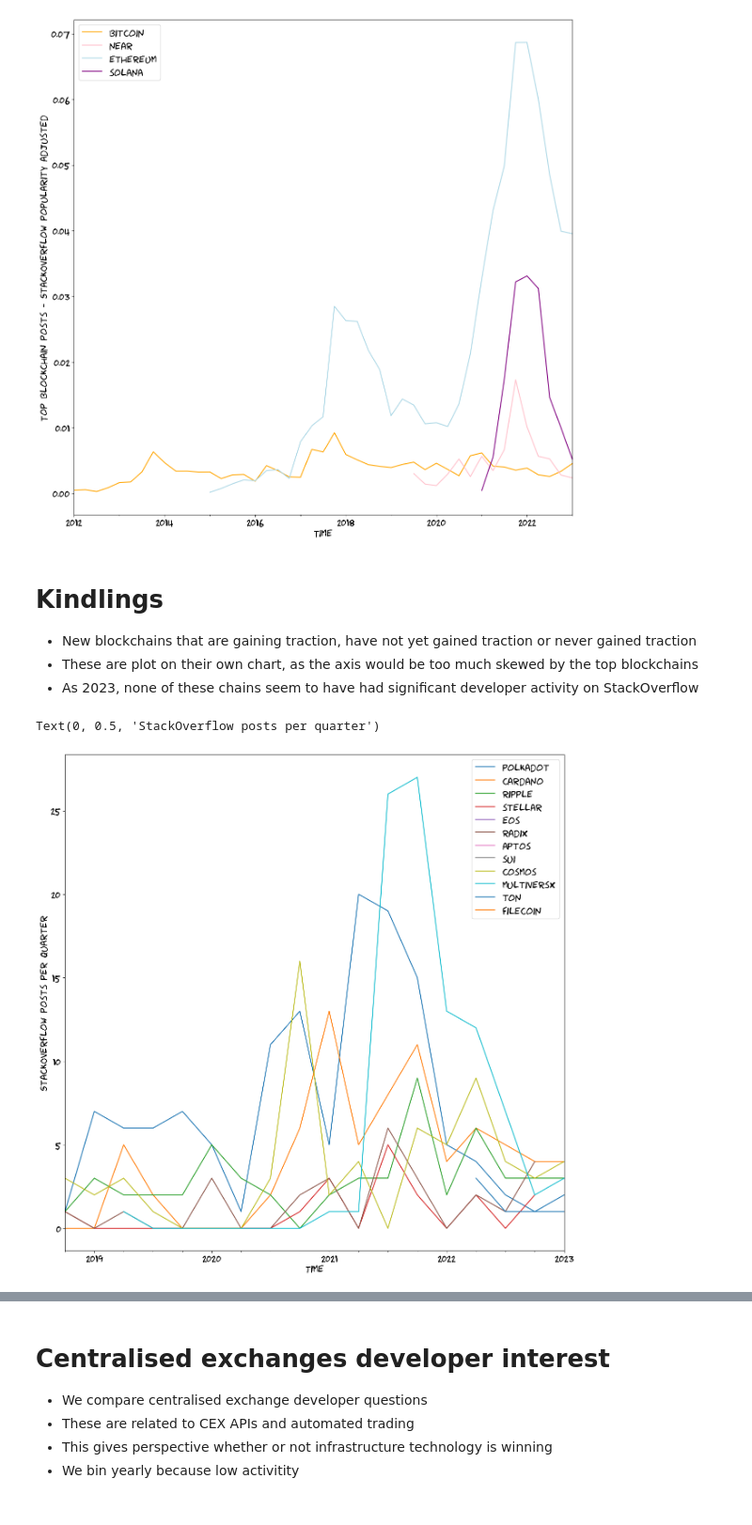
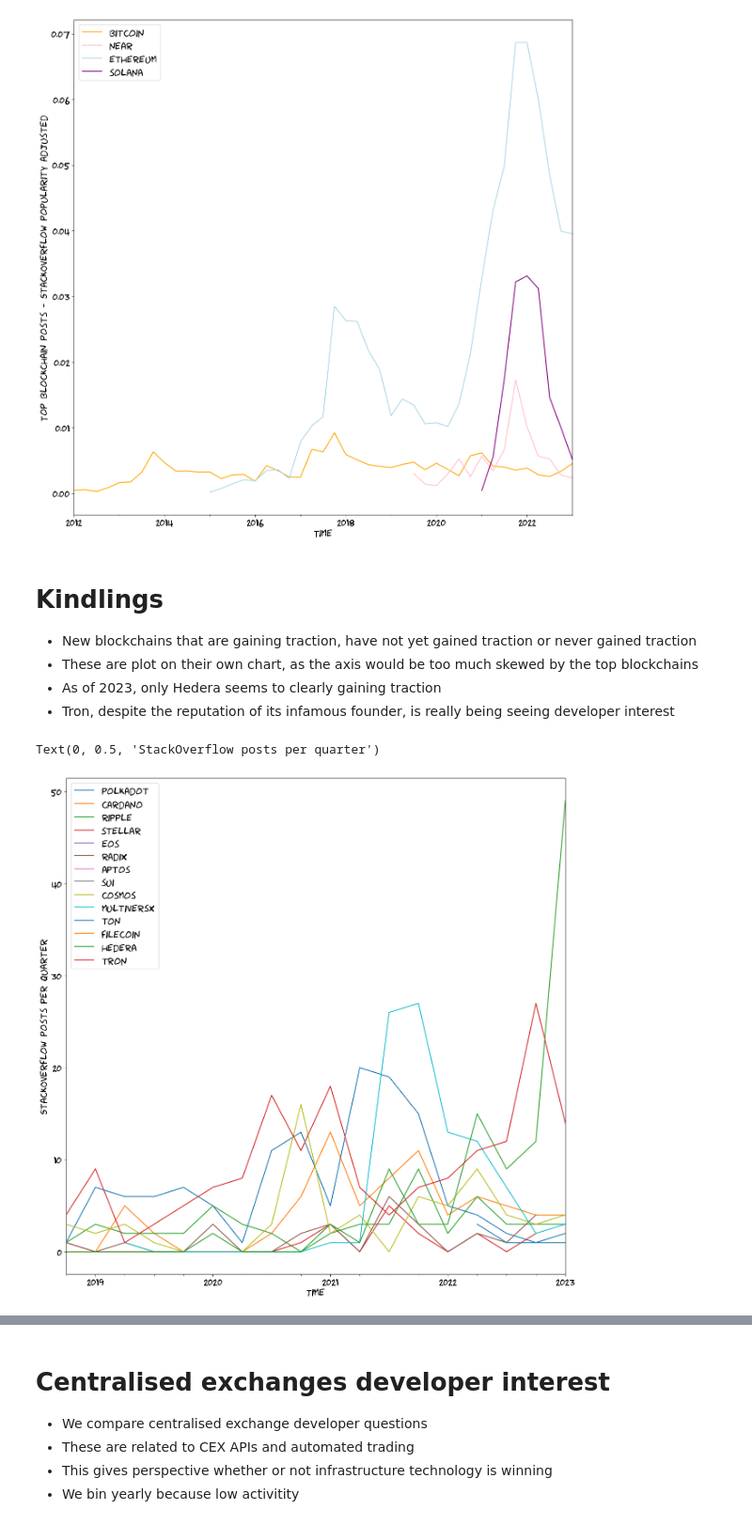
Before and after one commit to tradingstrategy-ai/blockchain-stackoverflow, a Jupyter notebook: research.ipynb, the cells around one changed output, grey strips where cells are left out. Shown at 94% size. Saved outputs shown, nothing was run; the diff lists cells and outputs as text; code cells hidden in the pictures.

Commit message:
Add more charts

```diff
--- a/research.ipynb
+++ b/research.ipynb
@@ -97,29 +98,31 @@ Text(0, 0.5, 'Top blockchain posts - StackOverflow popularity adjusted')
 
 - New blockchains that are gaining traction, have not yet gained traction or never gained traction
 - These are plot on their own chart, as the axis would be too much skewed by the top blockchains
-- As 2023, none of these chains seem to have had significant developer activity on StackOverflow
+- As of 2023, only Hedera seems to clearly gaining traction
+- Tron, despite the reputation of its infamous founder, is really being seeing developer interest
 # %%
 
 quaterly_binned = create_binned_df_by_tags(df, {
     "polkadot": ("polkadot", "substrate", "polkadot-js"),
     "cardano": ("cardano",),
     "ripple": ("xrp", "rippled"),
     "stellar": ("stellar"),
     "eos": ("eos"),
     "radix": ("scrypto"),
     "aptos": ("aptos"),
     "sui": ("sui"),
     "cosmos": ("cosmos-sdk", "cosmwasm", "tendermint"),
     "multiversx": ("elrond",),
     "ton": ("ton",),
     "filecoin": ("filecoin",),
     "hedera": ("hedera", "hedera-hashgraph",),
+    "tron": ("tron",),
 })
 
 ax = quaterly_binned.plot.line()
 
 ax.set_xlabel("Time")
 ax.set_ylabel("StackOverflow posts per quarter")
 # %% [output]
 Text(0, 0.5, 'StackOverflow posts per quarter')
-[figure, old version]
+[figure, new version]
```
Also changed, not shown: parts of 16 cells of this notebook.
